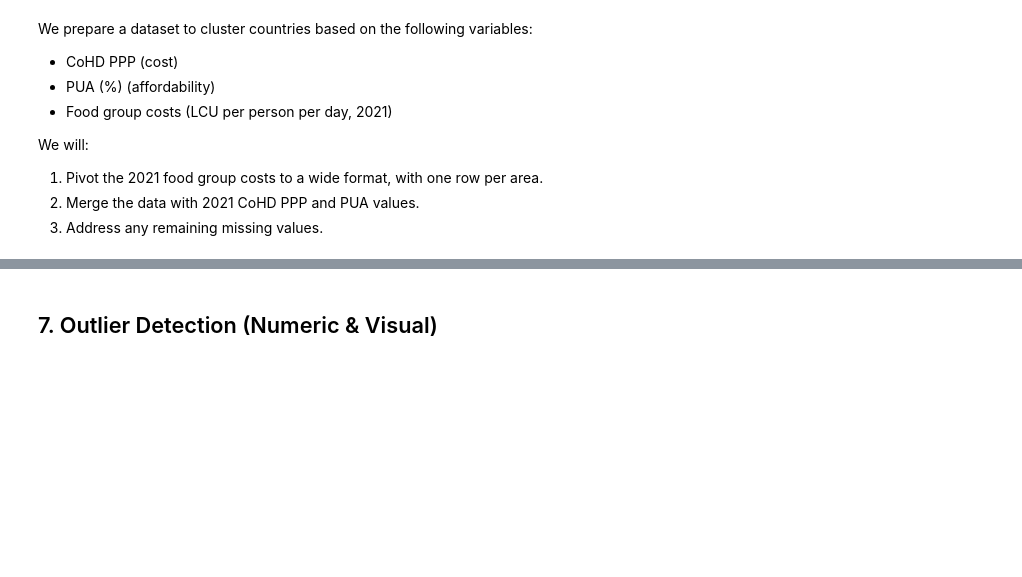
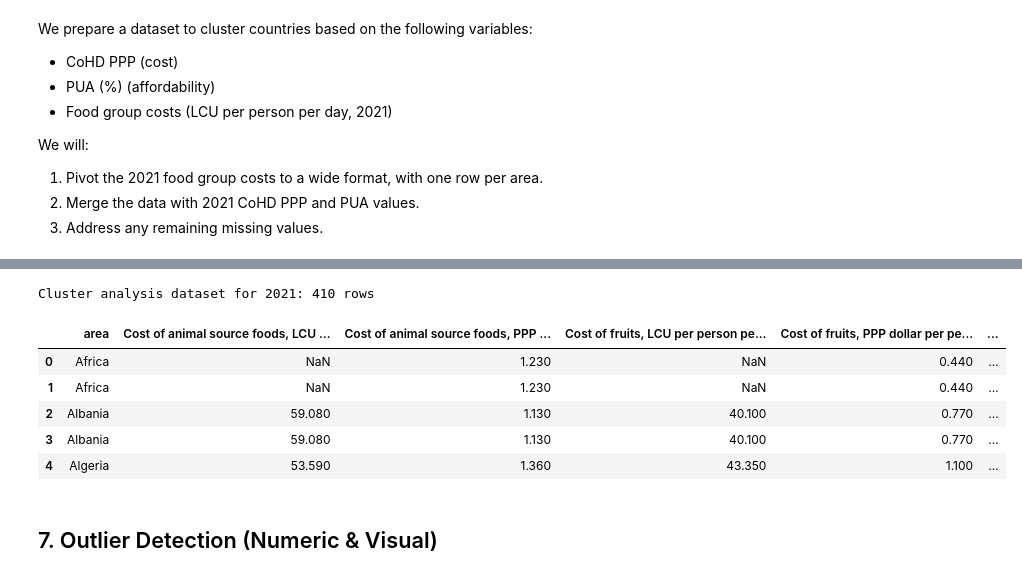
Before and after one commit to muhtar1muhtar/Cost-and-Affordability-of-a-Healthy-Diet-Analysis, a Jupyter notebook: jupyter_notebooks/DataCleaning_&_Preparation.ipynb, the cells around one changed output, grey strips where cells are left out. Drawn from its saved outputs; the diff is of its cells as text; code cells hidden in the pictures; blank space fills up the shorter version.

Commit message:
Merge food group costs with cohd and pua for 2021 analysis

```diff
--- a/jupyter_notebooks/DataCleaning_&_Preparation.ipynb
+++ b/jupyter_notebooks/DataCleaning_&_Preparation.ipynb
@@ -607,6 +614,43 @@ Food group costs wide format: 208 rows
 | 2 | Algeria | 53.590 | 1.360 | 43.350 | 1.100 | ... |
 | 3 | Angola | 234.410 | 1.150 | 152.350 | 0.750 | ... |
 | 4 | Antigua and Barbuda | 1.710 | 0.800 | 3.400 | 1.590 | ... |
+# %%
+# 6.2 Merge food group costs with CoHD and PUA for 2021 analysis
+# Prepare CoHD dadaset for 2021
+cohd_2021 = cohd_long[cohd_long["year"] == 2021][["area", "cohd_ppp"]]
+
+# Prepare PUA dataset for 2021
+pua_2021 = pua_long[pua_long["year"] == 2021][["area", "pua"]]
+
+# Merge food group costs with CoHD and PUA for 2021
+cluster_df = (
+    food_wide_2021
+    .merge(
+        cohd_2021,
+        on="area",
+        how="inner"
+    )
+    .merge(
+        pua_2021,
+        on="area",
+        how="inner"
+    )
+)
+
+# Drop rows with missing fields in cohd_ppp or pua
+cluster_df = cluster_df.dropna(subset=["cohd_ppp", "pua"])
+
+# Display results
+print(f"Cluster analysis dataset for 2021: {len(cluster_df)} rows")
+display(cluster_df.head())
+# %% [output]
+Cluster analysis dataset for 2021: 410 rows
+|  | area | Cost of animal source foods, LCU ... | Cost of animal source foods, PPP ... | Cost of fruits, LCU per person pe... | Cost of fruits, PPP dollar per pe... | ... |
+| 0 | Africa | NaN | 1.230 | NaN | 0.440 | ... |
+| 1 | Africa | NaN | 1.230 | NaN | 0.440 | ... |
+| 2 | Albania | 59.080 | 1.130 | 40.100 | 0.770 | ... |
+| 3 | Albania | 59.080 | 1.130 | 40.100 | 0.770 | ... |
+| 4 | Algeria | 53.590 | 1.360 | 43.350 | 1.100 | ... |
 # %% [markdown]
 ## 7. Outlier Detection (Numeric & Visual)
 # %% [markdown]
```
Also changed, not shown: parts of 7 cells of this notebook.
